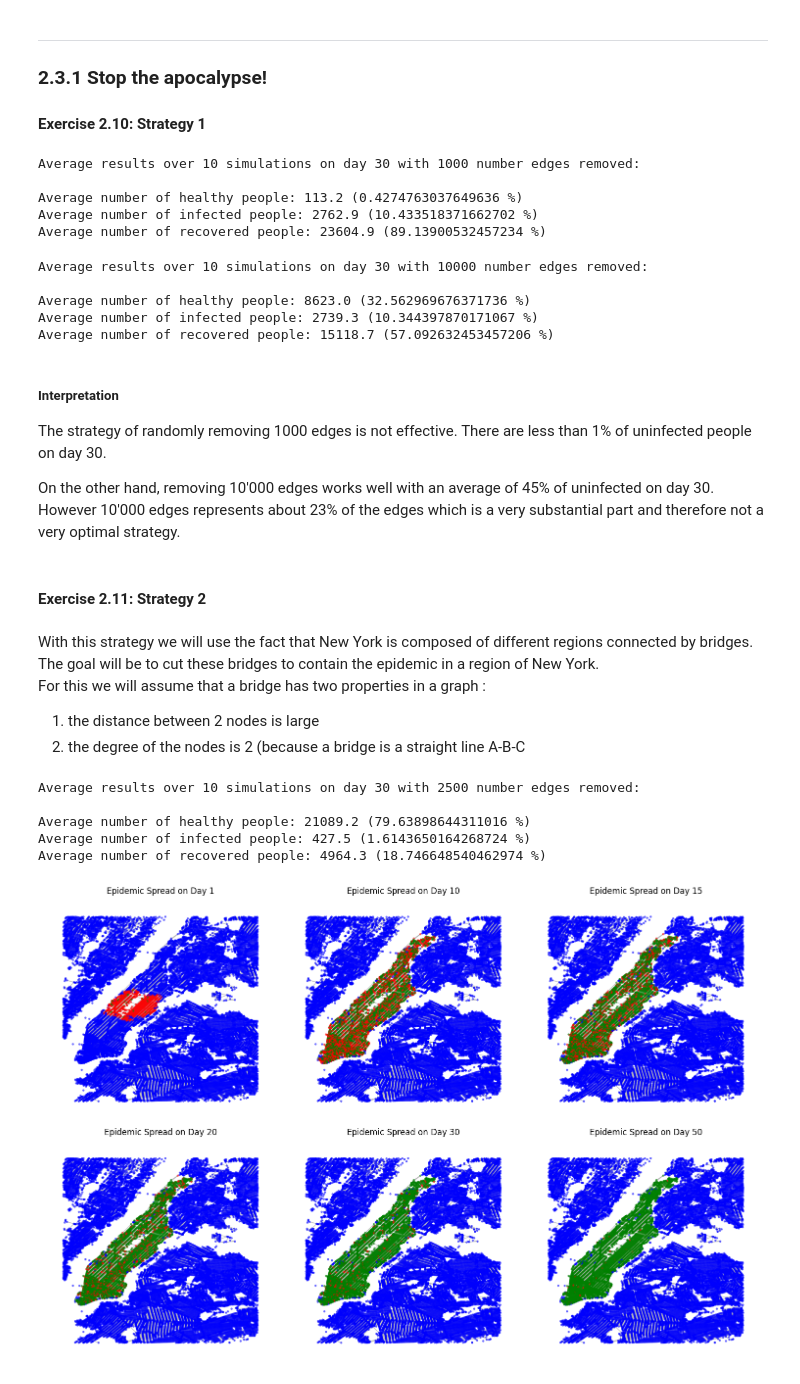
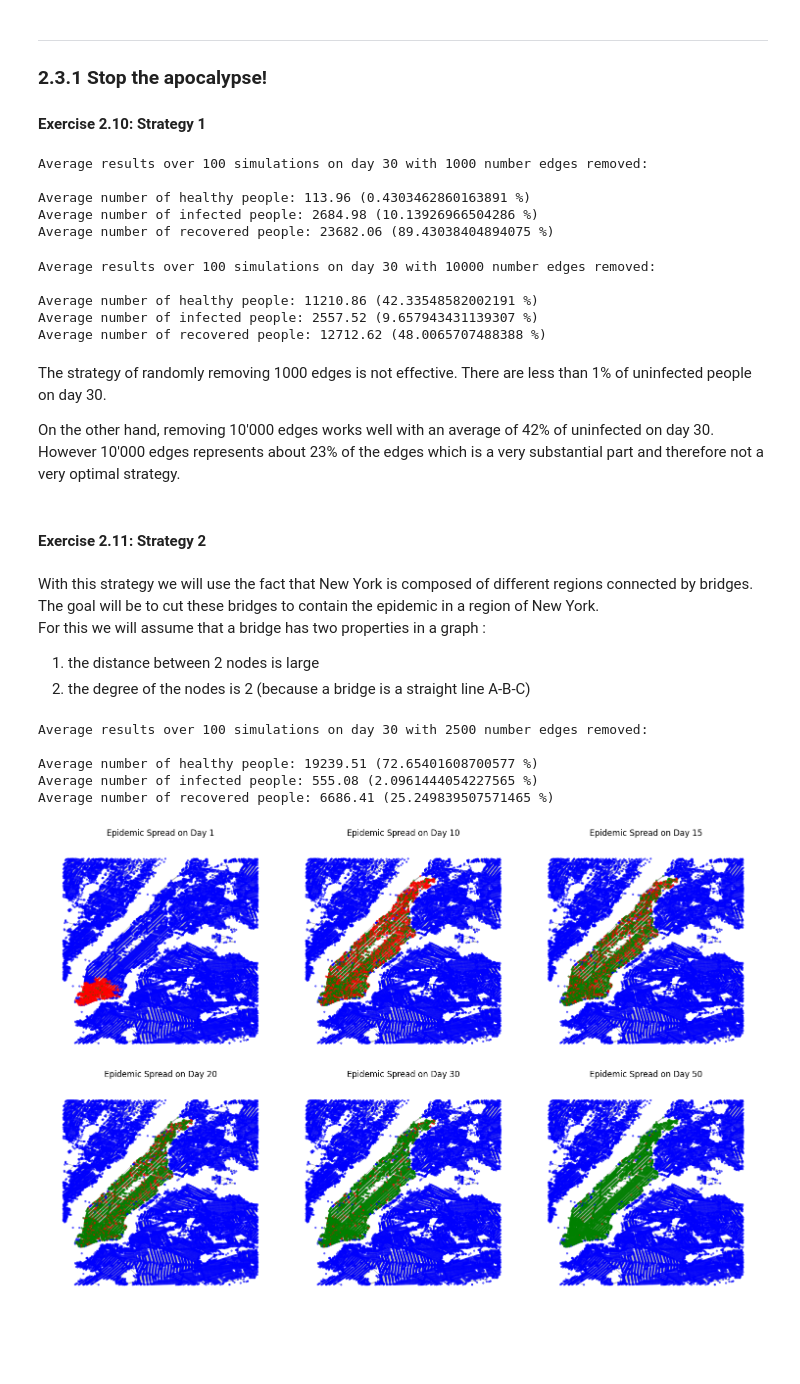
Before and after one commit to tomvrakking/ix-lab2-files-2025, a Jupyter notebook: assignment/ix-lab2-notebook-part3.ipynb, the cells around one changed output. Saved outputs shown, nothing was run; the diff lists cells and outputs as text; code cells hidden in the pictures; blank space fills up the shorter version.

```diff
--- a/assignment/ix-lab2-notebook-part3.ipynb
+++ b/assignment/ix-lab2-notebook-part3.ipynb
@@ -238,16 +238,16 @@ gamma = 0.1
 simulation_days = 100
 num_edges_to_remove = 1000
 day = 30
-num_simulations = 10
+num_simulations = 100
 
 # Display final results
 simulate_epidemic_with_removed_edges(G, beta, gamma, simulation_days, num_edges_to_remove, day, num_simulations,strategy1)
 # %% [output]
-Average results over 10 simulations on day 30 with 1000 number edges removed:
+Average results over 100 simulations on day 30 with 1000 number edges removed:
 
-Average number of healthy people: 113.2 (0.4274763037649636 %)
-Average number of infected people: 2762.9 (10.433518371662702 %)
-Average number of recovered people: 23604.9 (89.13900532457234 %)
+Average number of healthy people: 113.96 (0.4303462860163891 %)
+Average number of infected people: 2684.98 (10.13926966504286 %)
+Average number of recovered people: 23682.06 (89.43038404894075 %)
 # %%
 # 10'000 edges to remove
 
@@ -257,22 +257,20 @@ gamma = 0.1
 simulation_days = 100
 num_edges_to_remove = 10000
 day = 30
-num_simulations = 10
+num_simulations = 100
 
 # Display final results
 simulate_epidemic_with_removed_edges(G, beta, gamma, simulation_days, num_edges_to_remove, day, num_simulations, strategy1)
 # %% [output]
-Average results over 10 simulations on day 30 with 10000 number edges removed:
+Average results over 100 simulations on day 30 with 10000 number edges removed:
 
-Average number of healthy people: 8623.0 (32.562969676371736 %)
-Average number of infected people: 2739.3 (10.344397870171067 %)
-Average number of recovered people: 15118.7 (57.092632453457206 %)
+Average number of healthy people: 11210.86 (42.33548582002191 %)
+Average number of infected people: 2557.52 (9.657943431139307 %)
+Average number of recovered people: 12712.62 (48.0065707488388 %)
 # %% [markdown]
-##### Interpretation
-
 The strategy of randomly removing 1000 edges is not effective. There are less than 1% of uninfected people on day 30.
 
-On the other hand, removing 10'000 edges works well with an average of 45% of uninfected on day 30.
+On the other hand, removing 10'000 edges works well with an average of 42% of uninfected on day 30.
 However 10'000 edges represents about 23% of the edges which is a very substantial part and therefore not a very optimal strategy.
 # %% [markdown]
 #### Exercise 2.11: Strategy 2
@@ -281,7 +279,7 @@ With this strategy we will use the fact that New York is composed of different r
 The goal will be to cut these bridges to contain the epidemic in a region of New York.
 For this we will assume that a bridge has two properties in a graph :
 1. the distance between 2 nodes is large
-2. the degree of the nodes is 2 (because a bridge is a straight line A-B-C
+2. the degree of the nodes is 2 (because a bridge is a straight line A-B-C)
 # %%
 def strategy2(G_copy, num_edges_to_remove):
 
@@ -317,19 +315,19 @@ def strategy2(G_copy, num_edges_to_remove):
 # %%
 # Define epidemic parameters
 beta = 10.0
 gamma = 0.1
 simulation_days = 100
 num_edges_to_remove = 2500
 day = 30
-num_simulations = 10
+num_simulations = 100
 
 # Display final results
 simulate_epidemic_with_removed_edges(G, beta, gamma, simulation_days, num_edges_to_remove, day, num_simulations,strategy2, True)
 # %% [output]
-Average results over 10 simulations on day 30 with 2500 number edges removed:
+Average results over 100 simulations on day 30 with 2500 number edges removed:
 
-Average number of healthy people: 21089.2 (79.63898644311016 %)
-Average number of infected people: 427.5 (1.6143650164268724 %)
-Average number of recovered people: 4964.3 (18.746648540462974 %)
+Average number of healthy people: 19239.51 (72.65401608700577 %)
+Average number of infected people: 555.08 (2.0961444054227565 %)
+Average number of recovered people: 6686.41 (25.249839507571465 %)
-[figure, old version]
+[figure, new version]
 # %% [markdown]
```
Also changed, not shown: parts of 5 cells of this notebook.
